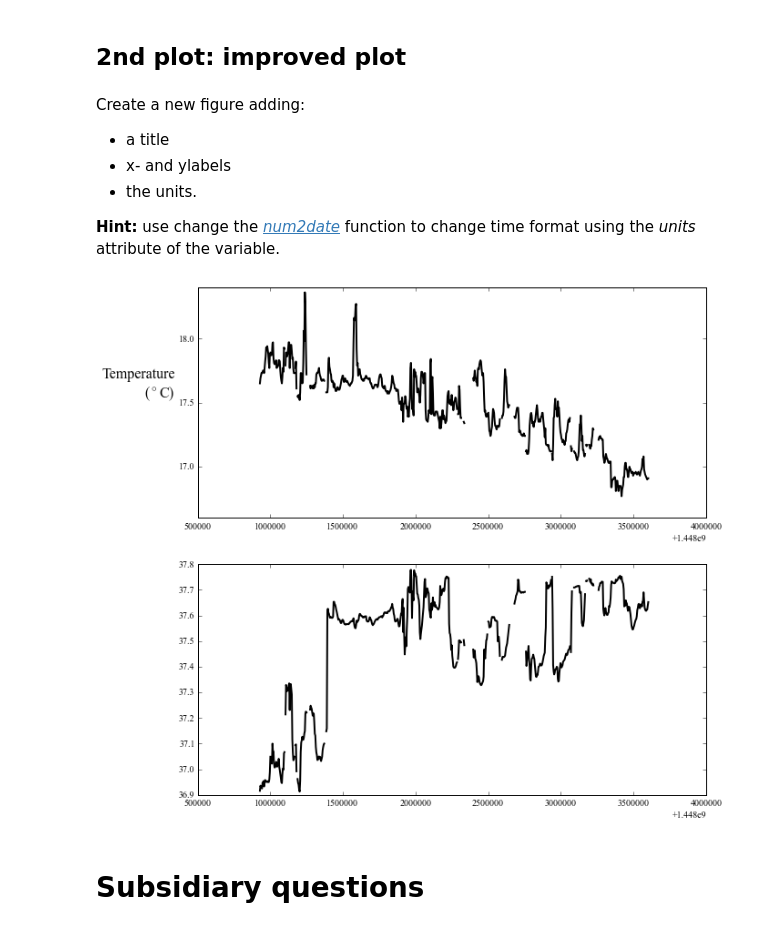
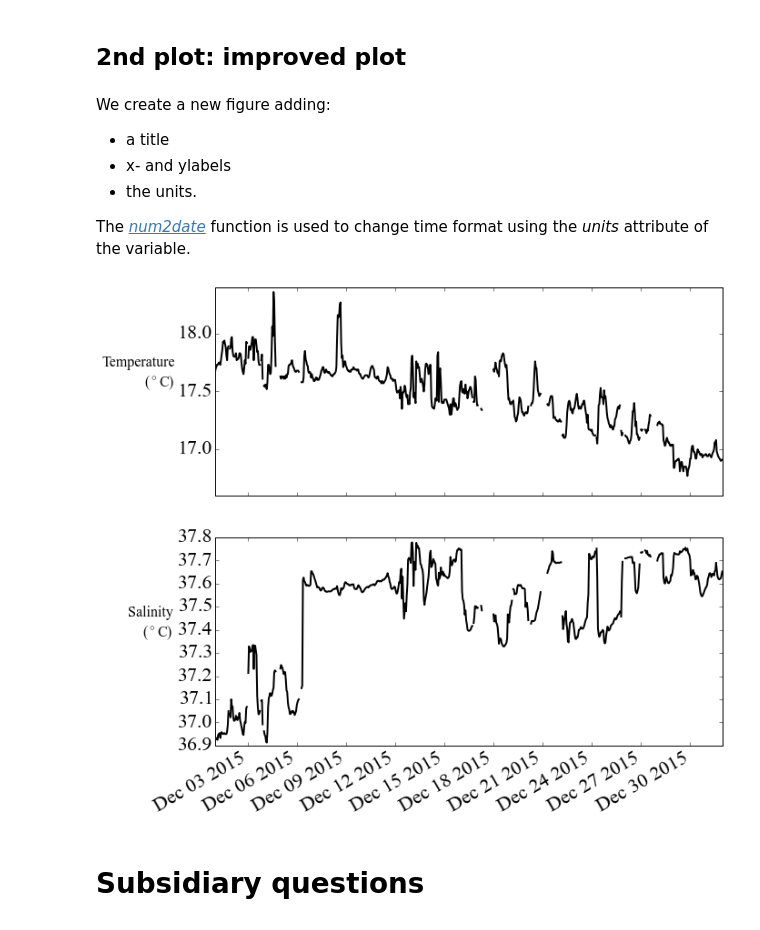
Before and after one commit to ctroupin/Python-Course-Cadiz, a Jupyter notebook: exercises/solutions/2-plot_ibiza_temperature_salinity.ipynb, the cells around one changed output. Cells and saved outputs as stored; diff of their text form; code cells hidden in the pictures.

```diff
--- a/exercises/solutions/2-plot_ibiza_temperature_salinity.ipynb
+++ b/exercises/solutions/2-plot_ibiza_temperature_salinity.ipynb
@@ -75,25 +72,32 @@ plt.close()
 # %% [markdown]
 ## 2nd plot: improved plot
 # %% [markdown]
-Create a new figure adding:
+We create a new figure adding:
 * a title
 * x- and ylabels
 * the units.
 
-**Hint:** use change the [*num2date*](http://netcdf4-python.googlecode.com/svn/trunk/docs/netcdftime.netcdftime-module.html#num2date) function to change time format using the *units* attribute of the variable.
+The [*num2date*](http://netcdf4-python.googlecode.com/svn/trunk/docs/netcdftime.netcdftime-module.html#num2date) function is used to change time format using the *units* attribute of the variable.
+# %%
+with netCDF4.Dataset(datafile) as nc:
+    temperature = nc.variables['WTR_TEM_SBE37'][:]
+    salinity = nc.variables['SALT_SBE37'][:]
+    stationtime_units = nc.variables['time'].units
+stationtime2 = netCDF4.num2date(stationtime, stationtime_units)
 # %%
+rcParams.update({'font.size': 22})
 fig = plt.figure(figsize=(10, 10))
 ax = plt.subplot(211)
-plt.plot(stationtime, temperature)
+plt.plot(stationtime2, temperature)
 plt.ylabel('Temperature\n($^{\circ}$C)', horizontalalignment='right', rotation=0, fontsize=16)
 ax = plt.subplot(212)
-plt.plot(stationtime, salinity)
+plt.plot(stationtime2, salinity)
 plt.ylabel('Salinity\n($^{\circ}$C)', horizontalalignment='right', rotation=0, fontsize=16)
-
+plt.gcf().autofmt_xdate()
 plt.show()
 plt.close()
 # %% [output]
-[figure, old version]
+[figure, new version]
 # %% [markdown]
 # Subsidiary questions
 # %% [markdown]
```
Also changed, not shown: parts of 15 cells of this notebook.
